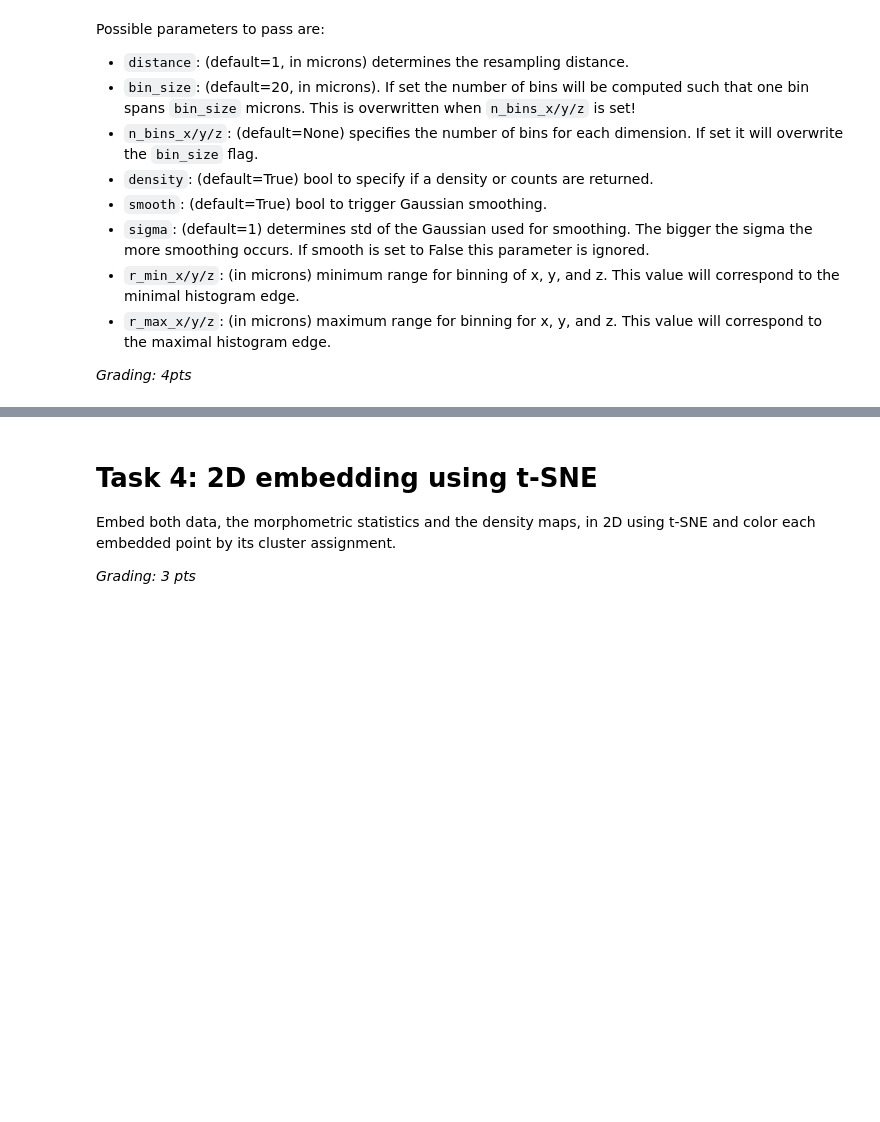
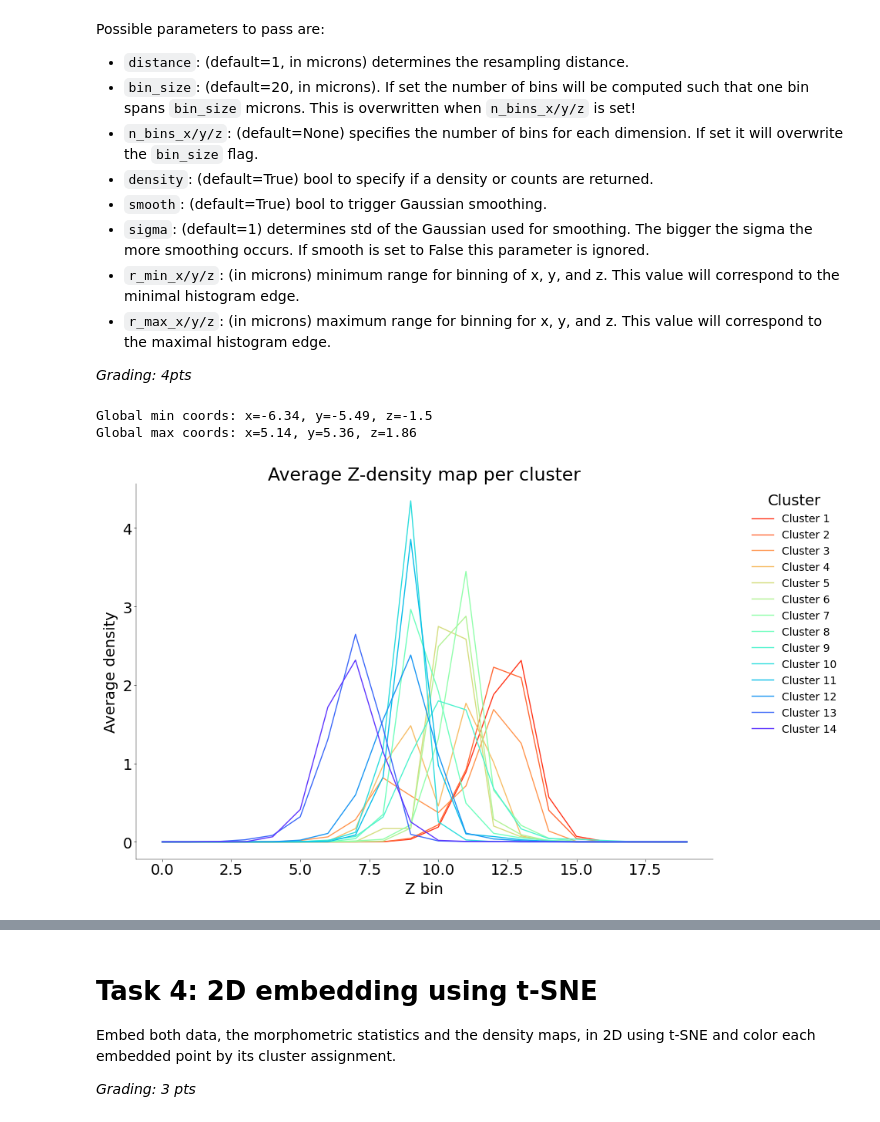
Before and after one commit to toniklenk/NeuralDataScience, a Jupyter notebook: notebooks/CodingLab8.ipynb, the cells around one changed output, grey strips where cells are left out. Cells and saved outputs as stored; diff of their text form; code cells hidden in the pictures; blank space fills up the shorter version.

```diff
--- a/notebooks/CodingLab8.ipynb
+++ b/notebooks/CodingLab8.ipynb
@@ -307,6 +365,27 @@ morphometric_data = morphometric_data.values
 # the density maps globally using r_min_x/y/z and r_max_x/y/z and print them  for
 # each direction. (1 pt)
 # ------------------------------------------------------------------------------------
+
+all_coords = np.vstack(
+    [
+        np.array(
+            [
+                n.get_node_attributes("pos")[node]
+                for node in sorted(n.get_node_attributes("pos").keys())
+            ]
+        )
+        for n in neurons
+    ]
+)
+
+r_min_x, r_min_y, r_min_z = all_coords.min(axis=0)
+r_max_x, r_max_y, r_max_z = all_coords.max(axis=0)
+
+print(f"Global min coords: x={r_min_x}, y={r_min_y}, z={r_min_z}")
+print(f"Global max coords: x={r_max_x}, y={r_max_y}, z={r_max_z}")
+# %% [output]
+Global min coords: x=-6.34, y=-5.49, z=-1.5
+Global max coords: x=5.14, y=5.36, z=1.86
 # %%
 from morphopy.computation.feature_presentation import compute_density_maps
 
@@ -341,3 +416,30 @@ dm_z =
+# %%
+# --------------------------------------------------------------------
+# plot the Z-density maps and their means sorted by class label (1 pt)
+# Note: make sure the clusters are comparable.
+# --------------------------------------------------------------------
+# Get cluster labels for each neuron
+clusters = labels["cluster"].values
+
+# Calculate the average Z-density map for each cluster
+unique_clusters = np.unique(clusters)
+mean_dm_z_per_cluster = np.zeros((len(unique_clusters), dm_z.shape[1]))
+
+for i, cl in enumerate(unique_clusters):
+    mean_dm_z_per_cluster[i] = dm_z[clusters == cl].mean(axis=0)
+
+# Plot the average Z-density map for each cluster
+plt.figure(figsize=(10, 6))
+for i, cl in enumerate(unique_clusters):
+    plt.plot(mean_dm_z_per_cluster[i], label=f"Cluster {cl}", color=colors[i])
+plt.xlabel("Z bin")
+plt.ylabel("Average density")
+plt.title("Average Z-density map per cluster")
+plt.legend(title="Cluster", bbox_to_anchor=(1.05, 1), loc="upper left")
+plt.tight_layout()
+plt.show()
+# %% [output]
+[figure, added]
 # %% [markdown]
 ### Questions (1 pt)
 
```
Also changed, not shown: parts of 13 cells of this notebook, 1 other file.
